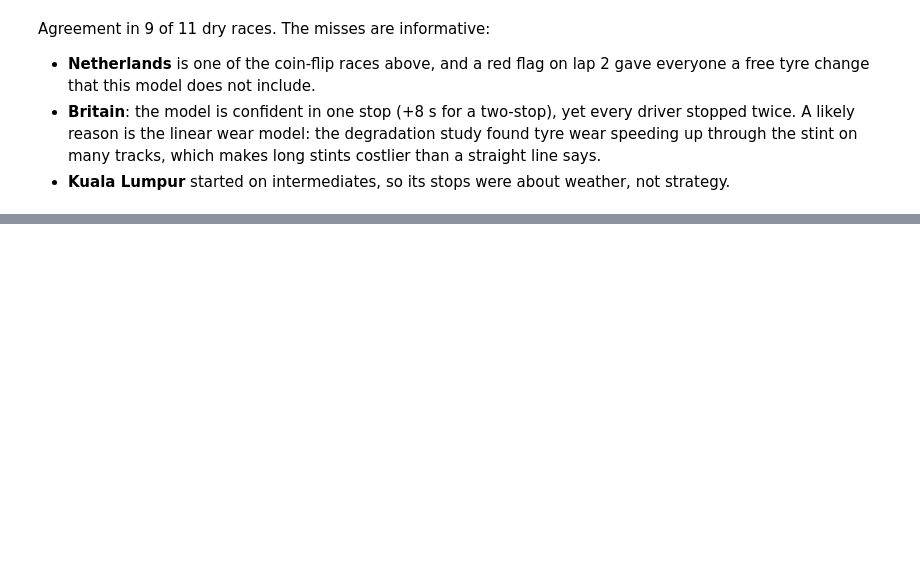
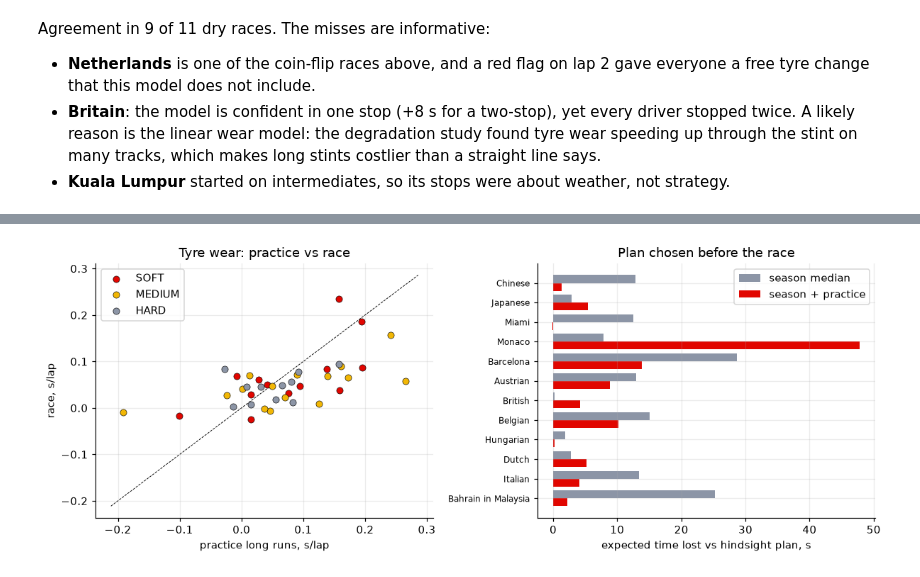
Before and after one commit to emrickre/f1-analytics, a Jupyter notebook: notebooks/strategy_sim.ipynb, the cells around one changed output, grey strips where cells are left out. Saved outputs shown, nothing was run; the diff lists cells and outputs as text; code cells hidden in the pictures; blank space fills up the shorter version.

```diff
--- a/notebooks/strategy_sim.ipynb
+++ b/notebooks/strategy_sim.ipynb
@@ -261,0 +326,29 @@ Agreement in 9 of 11 dry races. The misses are informative:
+# %%
+P = {}
+for race in laps.race.unique():
+    try:
+        P[race] = M.race_params(M.fit_race(clean[clean.race == race], fuel))
+    except ValueError:
+        pass
+
+def pick(q, n, loss):
+    one, two, det = X.best_plans(q, n, loss)
+    return min((one, two), key=det.get)
+
+rows = []
+for short in season.index:
+    race = next(r for r in laps.race.unique() if r.replace(' Grand Prix', '') == short)
+    raw_r, p, n, loss = setup(race)
+    sc = X.sample_scenarios(scm, n, N_SIM, seed=1)
+    plans = {'hindsight': pick(p, n, loss),
+             'season median': pick(F.pre_race_params(P, cb, race, use_practice=False), n, loss),
+             'season + practice': pick(F.pre_race_params(P, cb, race, use_practice=True), n, loss)}
+    t = {k: X.race_times(p, n, pl, sc, loss, ratio, policy='react', model=scm).mean() for k, pl in plans.items()}
+    rows.append({'race': short, 'plan from practice': plans['season + practice'].label,
+                 'regret, season median (s)': t['season median'] - t['hindsight'],
+                 'regret, with practice (s)': t['season + practice'] - t['hindsight']})
+regret = pd.DataFrame(rows).set_index('race')
+r0, r1 = regret['regret, season median (s)'], regret['regret, with practice (s)']
+print(f'practice gives the better plan in {(r1 < r0).sum()} of {len(regret)} races · median regret '
+      f'{r0.median():.1f} s → {r1.median():.1f} s · mean {r0.mean():.1f} s → {r1.mean():.1f} s')
+regret.round(1)
@@ -261,0 +371,16 @@ Agreement in 9 of 11 dry races. The misses are informative:
+# %%
+fig, (a1, a2) = plt.subplots(1, 2, figsize=(11, 4.2))
+for c, col in (('SOFT', '#e10600'), ('MEDIUM', '#f2b705'), ('HARD', '#8c95a6')):
+    d = cb[has & (cb.compound == c)]
+    a1.scatter(d.practice, d.race_deg, color=col, edgecolor='k', lw=.4, label=c, zorder=3)
+lim = [cb.loc[has, ['practice', 'race_deg']].min().min() - .02, cb.loc[has, ['practice', 'race_deg']].max().max() + .02]
+a1.plot(lim, lim, color='k', lw=.6, ls='--')
+a1.set(xlabel='practice long runs, s/lap', ylabel='race, s/lap', title='Tyre wear: practice vs race'); a1.legend()
+y = np.arange(len(regret))
+a2.barh(y - .2, r0, .4, color='#8c95a6', label='season median')
+a2.barh(y + .2, r1, .4, color='#e10600', label='season + practice')
+a2.set_yticks(y, regret.index, fontsize=8); a2.invert_yaxis()
+a2.set(xlabel='expected time lost vs hindsight plan, s', title='Plan chosen before the race'); a2.legend()
+fig.tight_layout(); fig.savefig('../docs/practice_plan.png', dpi=110, bbox_inches='tight'); plt.show()
+# %% [output]
+[figure, added]
```
Also changed, not shown: parts of 11 cells of this notebook, 7 other files.
